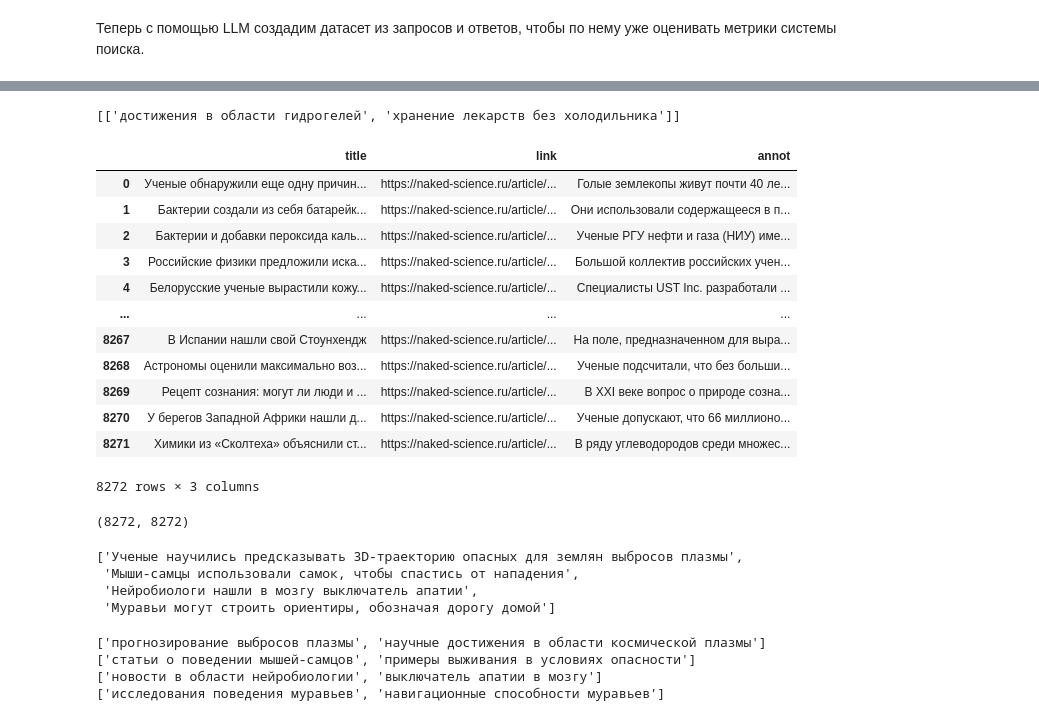
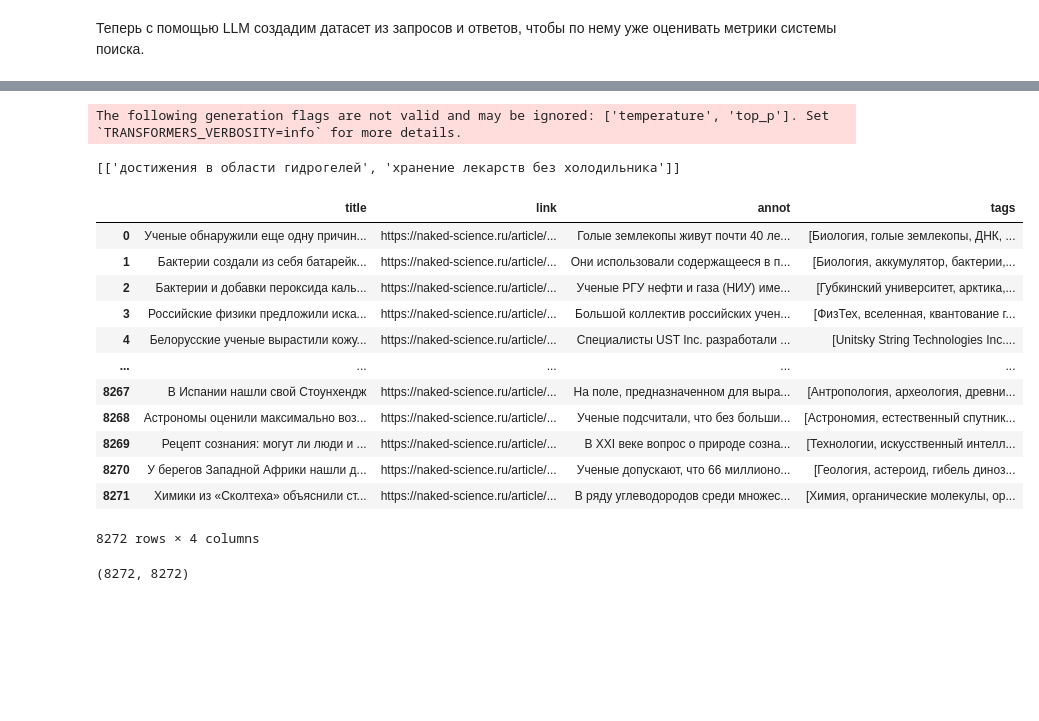
Before and after one commit to VladShajdulin/OTUS_project, a Jupyter notebook: dataset_generation.ipynb, the cells around one changed output, grey strips where cells are left out. Saved outputs shown, nothing was run; the diff lists cells and outputs as text; code cells hidden in the pictures; blank space fills up the shorter version.

Commit message:
создал синтетический датасет запросов

```diff
--- a/dataset_generation.ipynb
+++ b/dataset_generation.ipynb
@@ -71,6 +54,11 @@ def query_generator(titles, prompt, gen_model=gen_model, gen_config=gen_config,
 
     return queries
 # %%
+path = '/content/drive/MyDrive/Colab Notebooks/OTUS_project/prompt.txt'
+with open(path, 'r', encoding='UTF-8') as f:
+    prompt = f.read()
+
+title = 'Новый гидрогель позволит хранить лекарства вне холодильника на протяжении нескольких недель'
 gen_config = {
     'max_new_tokens': 30,
     'num_beams': 4,
@@ -81,34 +69,28 @@ gen_config = {
 x = query_generator([title], prompt, gen_config=gen_config)
 print(x)
 # %% [output]
-[['достижения в области гидрогелей', 'хранение лекарств без холодильника']]
+The following generation flags are not valid and may be ignored: ['temperature', 'top_p']. Set `TRANSFORMERS_VERBOSITY=info` for more details.
+[['достижения в области гидрогелей', 'хранение лекарств без холодильника']]
 # %%
+path = '/content/drive/MyDrive/Colab Notebooks/OTUS_project/articles_links.json'
 all_data = pd.read_json(path)
-df = all_data[['title', 'link', 'annot']]
+df = all_data[['title', 'link', 'annot', 'tags']]
 df
 # %% [output]
-|  | title | link | annot |
-| 0 | Ученые обнаружили еще одну причин... | https://naked-science.ru/article/... | Голые землекопы живут почти 40 ле... |
-| 1 | Бактерии создали из себя батарейк... | https://naked-science.ru/article/... | Они использовали содержащееся в п... |
-| 2 | Бактерии и добавки пероксида каль... | https://naked-science.ru/article/... | Ученые РГУ нефти и газа (НИУ) име... |
-| 3 | Российские физики предложили иска... | https://naked-science.ru/article/... | Большой коллектив российских учен... |
-| 4 | Белорусские ученые вырастили кожу... | https://naked-science.ru/article/... | Специалисты UST Inc. разработали ... |
-| ... | ... | ... | ... |
-| 8267 | В Испании нашли свой Стоунхендж | https://naked-science.ru/article/... | На поле, предназначенном для выра... |
-| 8268 | Астрономы оценили максимально воз... | https://naked-science.ru/article/... | Ученые подсчитали, что без больши... |
-| 8269 | Рецепт сознания: могут ли люди и ... | https://naked-science.ru/article/... | В XXI веке вопрос о природе созна... |
-| 8270 | У берегов Западной Африки нашли д... | https://naked-science.ru/article/... | Ученые допускают, что 66 миллионо... |
-| 8271 | Химики из «Сколтеха» объяснили ст... | https://naked-science.ru/article/... | В ряду углеводородов среди множес... |
+|  | title | link | annot | tags |
+| 0 | Ученые обнаружили еще одну причин... | https://naked-science.ru/article/... | Голые землекопы живут почти 40 ле... | [Биология, голые землекопы, ДНК, ... |
+| 1 | Бактерии создали из себя батарейк... | https://naked-science.ru/article/... | Они использовали содержащееся в п... | [Биология, аккумулятор, бактерии,... |
+| 2 | Бактерии и добавки пероксида каль... | https://naked-science.ru/article/... | Ученые РГУ нефти и газа (НИУ) име... | [Губкинский университет, арктика,... |
+| 3 | Российские физики предложили иска... | https://naked-science.ru/article/... | Большой коллектив российских учен... | [ФизТех, вселенная, квантование г... |
+| 4 | Белорусские ученые вырастили кожу... | https://naked-science.ru/article/... | Специалисты UST Inc. разработали ... | [Unitsky String Technologies Inc.... |
+| ... | ... | ... | ... | ... |
+| 8267 | В Испании нашли свой Стоунхендж | https://naked-science.ru/article/... | На поле, предназначенном для выра... | [Антропология, археология, древни... |
+| 8268 | Астрономы оценили максимально воз... | https://naked-science.ru/article/... | Ученые подсчитали, что без больши... | [Астрономия, естественный спутник... |
+| 8269 | Рецепт сознания: могут ли люди и ... | https://naked-science.ru/article/... | В XXI веке вопрос о природе созна... | [Технологии, искусственный интелл... |
+| 8270 | У берегов Западной Африки нашли д... | https://naked-science.ru/article/... | Ученые допускают, что 66 миллионо... | [Геология, астероид, гибель диноз... |
+| 8271 | Химики из «Сколтеха» объяснили ст... | https://naked-science.ru/article/... | В ряду углеводородов среди множес... | [Химия, органические молекулы, ор... |
-8272 rows × 3 columns
+8272 rows × 4 columns
 # %%
 len(df['title']), len(set(df['title']))
 # %% [output]
 (8272, 8272)
-# %%
-some_titles = list(df['title'].sample(4))
-some_titles
-# %% [output]
-['Ученые научились предсказывать 3D-траекторию опасных для землян выбросов плазмы',
- 'Мыши-самцы использовали самок, чтобы спастись от нападения',
- 'Нейробиологи нашли в мозгу выключатель апатии',
- 'Муравьи могут строить ориентиры, обозначая дорогу домой']
@@ -117,7 +96,0 @@ some_queries = query_generator(some_titles, prompt, gen_config=gen_config)
-# %%
-print(*some_queries, sep='\n')
-# %% [output]
-['прогнозирование выбросов плазмы', 'научные достижения в области космической плазмы']
-['статьи о поведении мышей-самцов', 'примеры выживания в условиях опасности']
-['новости в области нейробиологии', 'выключатель апатии в мозгу']
-['исследования поведения муравьев', 'навигационные способности муравьев']
```
Also changed, not shown: parts of 16 cells of this notebook, 3 other files.
